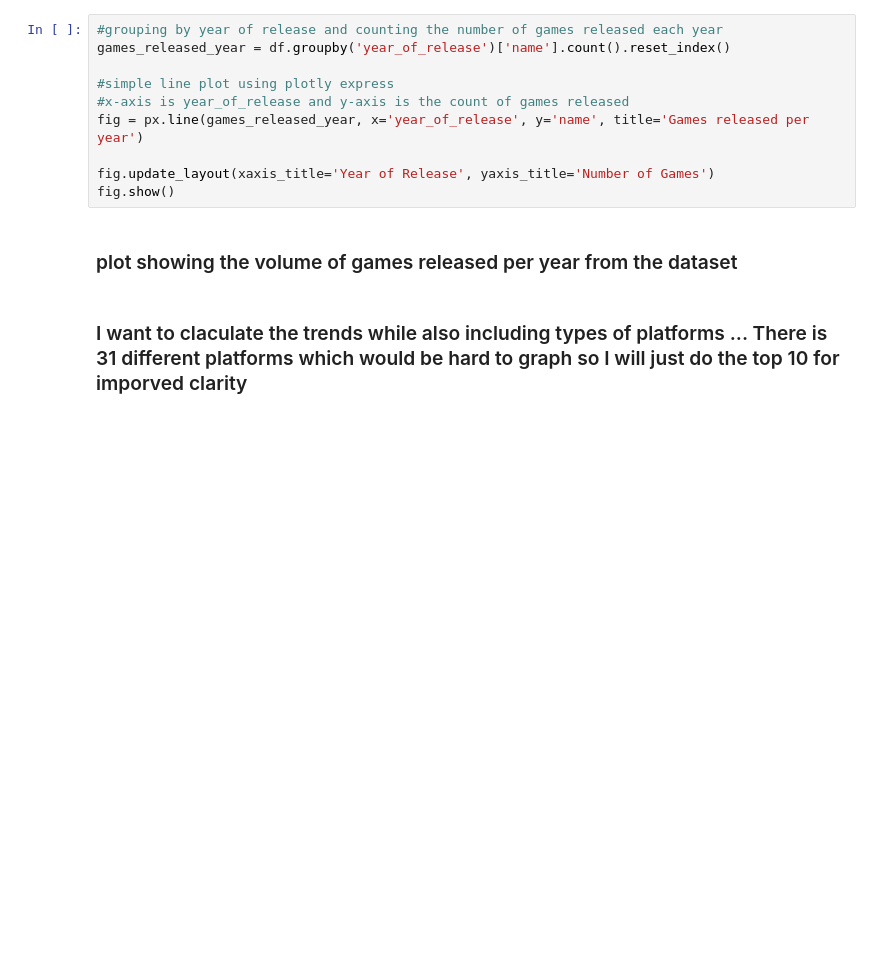
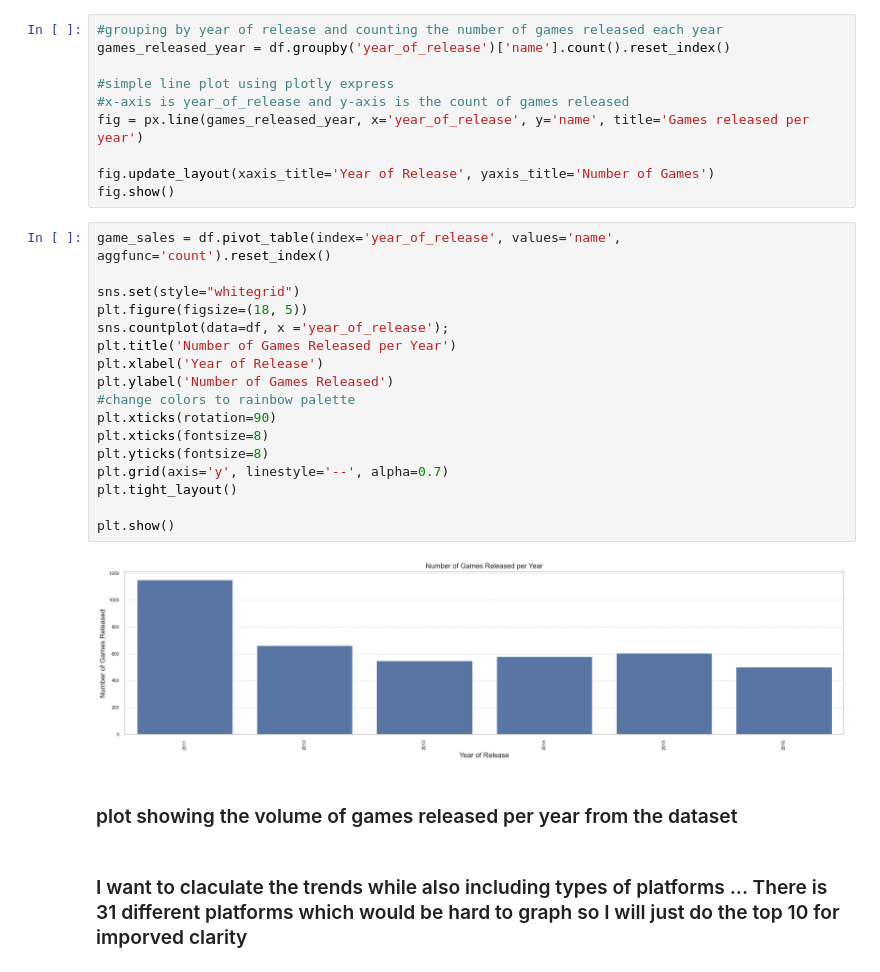
Before and after one commit to OliverBeau/video_game_sales_forecasting, a Jupyter notebook: eda.ipynb, the cells around one changed output. Cells and saved outputs as stored; diff of their text form; blank space fills up the shorter version.

Commit message:
extra graph using seaborn
messing around with seaborn

```diff
--- a/eda.ipynb
+++ b/eda.ipynb
@@ -167,6 +168,25 @@ fig = px.line(games_released_year, x='year_of_release', y='name', title='Games r
 
 fig.update_layout(xaxis_title='Year of Release', yaxis_title='Number of Games')
 fig.show()
+# %%
+game_sales = df.pivot_table(index='year_of_release', values='name', aggfunc='count').reset_index()
+
+sns.set(style="whitegrid")
+plt.figure(figsize=(18, 5))
+sns.countplot(data=df, x ='year_of_release');
+plt.title('Number of Games Released per Year')
+plt.xlabel('Year of Release')
+plt.ylabel('Number of Games Released')
+#change colors to rainbow palette
+plt.xticks(rotation=90)
+plt.xticks(fontsize=8)
+plt.yticks(fontsize=8)
+plt.grid(axis='y', linestyle='--', alpha=0.7)
+plt.tight_layout()
+
+plt.show()
+# %% [output]
+[figure, added]
 # %% [markdown]
 ### plot showing the volume of games released per year from the dataset
 # %% [markdown]
```
Also changed, not shown: parts of 4 cells of this notebook.
